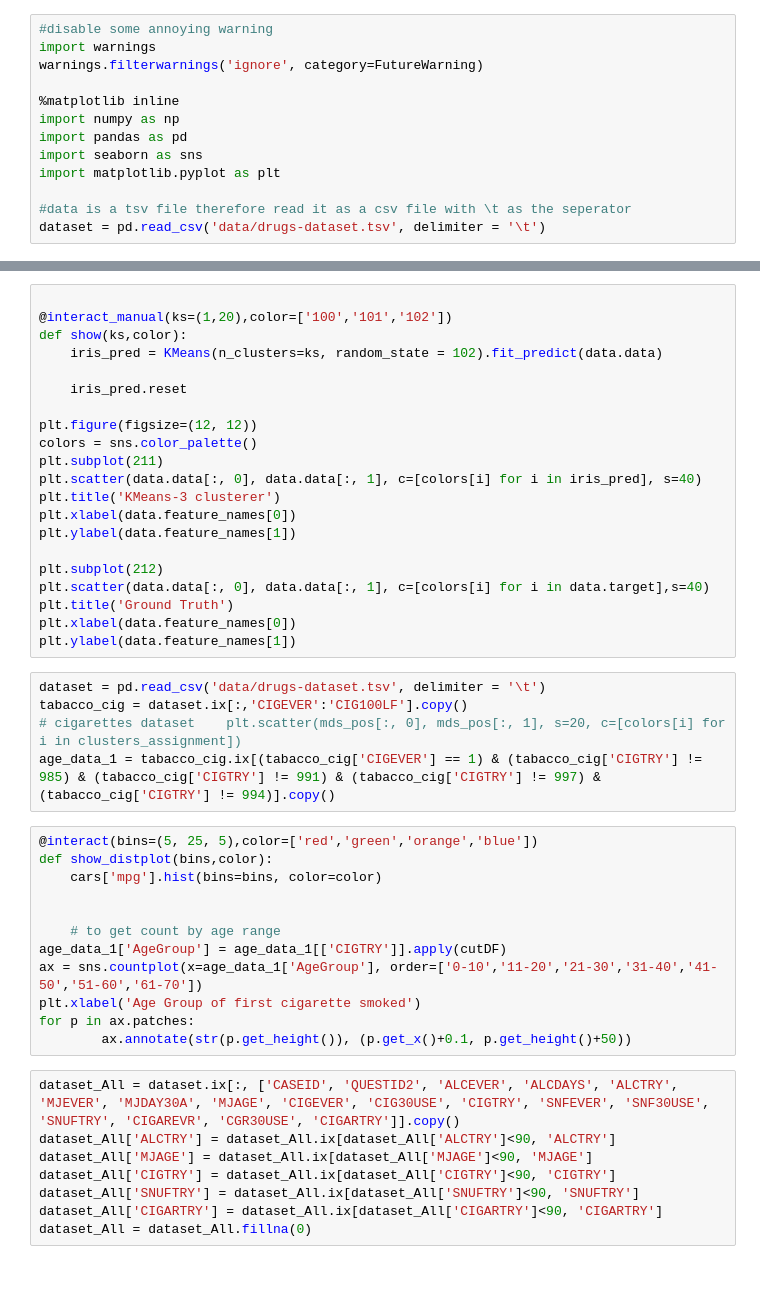
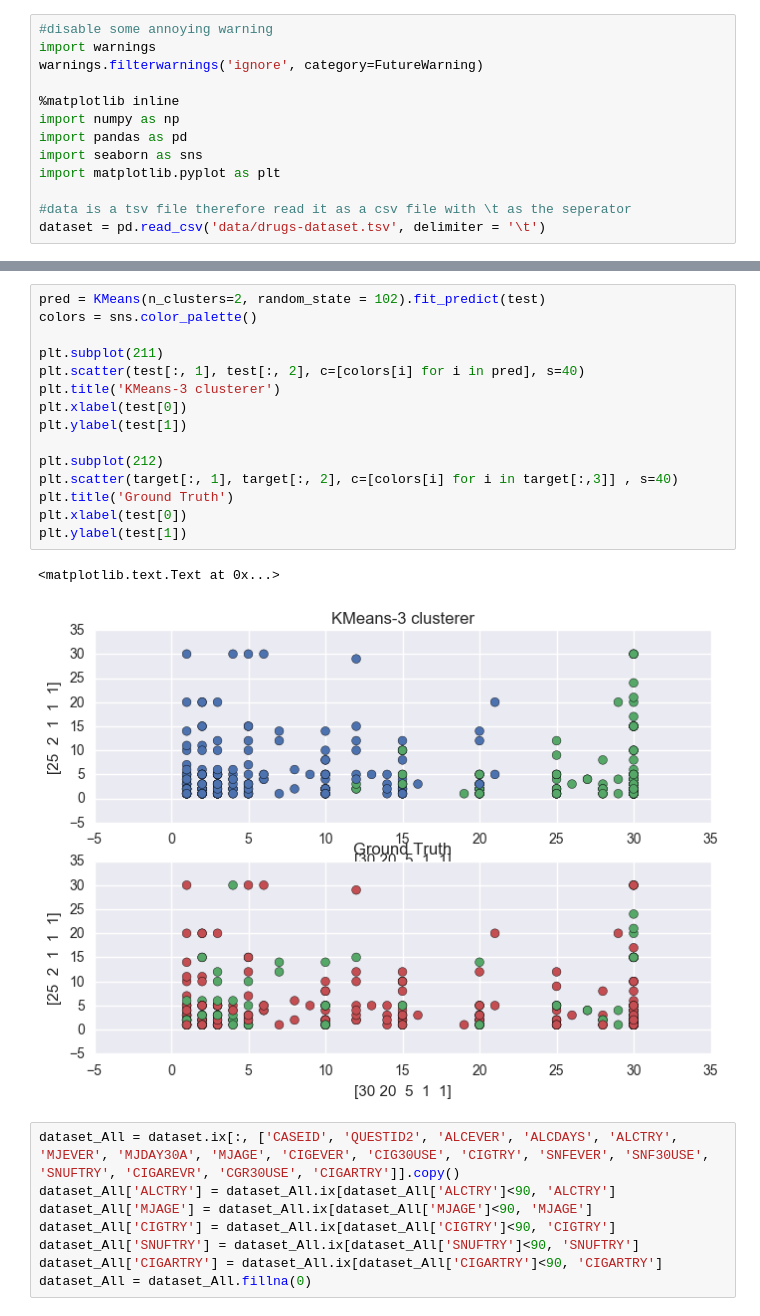
Before and after one commit to AliaAlaaElDinAdly/VA_Project, a Jupyter notebook: Clustering.ipynb, the cells around one changed output, grey strips where cells are left out. Saved outputs shown, nothing was run; the diff lists cells and outputs as text; blank space fills up the shorter version.

```diff
--- a/Clustering.ipynb
+++ b/Clustering.ipynb
@@ -86,41 +78,21 @@ NameError: name 'mds' is not defined
 # %%
+pred = KMeans(n_clusters=2, random_state = 102).fit_predict(test)
+colors = sns.color_palette()
 
-@interact_manual(ks=(1,20),color=['100','101','102'])
-def show(ks,color):
-    iris_pred = KMeans(n_clusters=ks, random_state = 102).fit_predict(data.data)
-
-    iris_pred.reset
-
-plt.figure(figsize=(12, 12))
-colors = sns.color_palette()
 plt.subplot(211)
-plt.scatter(data.data[:, 0], data.data[:, 1], c=[colors[i] for i in iris_pred], s=40)
+plt.scatter(test[:, 1], test[:, 2], c=[colors[i] for i in pred], s=40)
 plt.title('KMeans-3 clusterer')
-plt.xlabel(data.feature_names[0])
-plt.ylabel(data.feature_names[1])
+plt.xlabel(test[0])
+plt.ylabel(test[1])
 
 plt.subplot(212)
-plt.scatter(data.data[:, 0], data.data[:, 1], c=[colors[i] for i in data.target],s=40)
+plt.scatter(target[:, 1], target[:, 2], c=[colors[i] for i in target[:,3]] , s=40)
 plt.title('Ground Truth')
-plt.xlabel(data.feature_names[0])
-plt.ylabel(data.feature_names[1])
+plt.xlabel(test[0])
+plt.ylabel(test[1])
+# %% [output]
+<matplotlib.text.Text at 0x...>
+[figure, added]
-# %%
-dataset = pd.read_csv('data/drugs-dataset.tsv', delimiter = '\t')
-tabacco_cig = dataset.ix[:,'CIGEVER':'CIG100LF'].copy()
-# cigarettes dataset    plt.scatter(mds_pos[:, 0], mds_pos[:, 1], s=20, c=[colors[i] for i in clusters_assignment])
-age_data_1 = tabacco_cig.ix[(tabacco_cig['CIGEVER'] == 1) & (tabacco_cig['CIGTRY'] != 985) & (tabacco_cig['CIGTRY'] != 991) & (tabacco_cig['CIGTRY'] != 997) & (tabacco_cig['CIGTRY'] != 994)].copy()
-# %%
-@interact(bins=(5, 25, 5),color=['red','green','orange','blue'])
-def show_distplot(bins,color):
-    cars['mpg'].hist(bins=bins, color=color)
-
-
-    # to get count by age range
-age_data_1['AgeGroup'] = age_data_1[['CIGTRY']].apply(cutDF)
-ax = sns.countplot(x=age_data_1['AgeGroup'], order=['0-10','11-20','21-30','31-40','41-50','51-60','61-70'])
-plt.xlabel('Age Group of first cigarette smoked')
-for p in ax.patches:
-        ax.annotate(str(p.get_height()), (p.get_x()+0.1, p.get_height()+50))
 # %%
 dataset_All = dataset.ix[:, ['CASEID', 'QUESTID2', 'ALCEVER', 'ALCDAYS', 'ALCTRY', 'MJEVER', 'MJDAY30A', 'MJAGE', 'CIGEVER', 'CIG30USE', 'CIGTRY', 'SNFEVER', 'SNF30USE', 'SNUFTRY', 'CIGAREVR', 'CGR30USE', 'CIGARTRY']].copy()
 dataset_All['ALCTRY'] = dataset_All.ix[dataset_All['ALCTRY']<90, 'ALCTRY']
```
Also changed, not shown: parts of 8 cells of this notebook.
